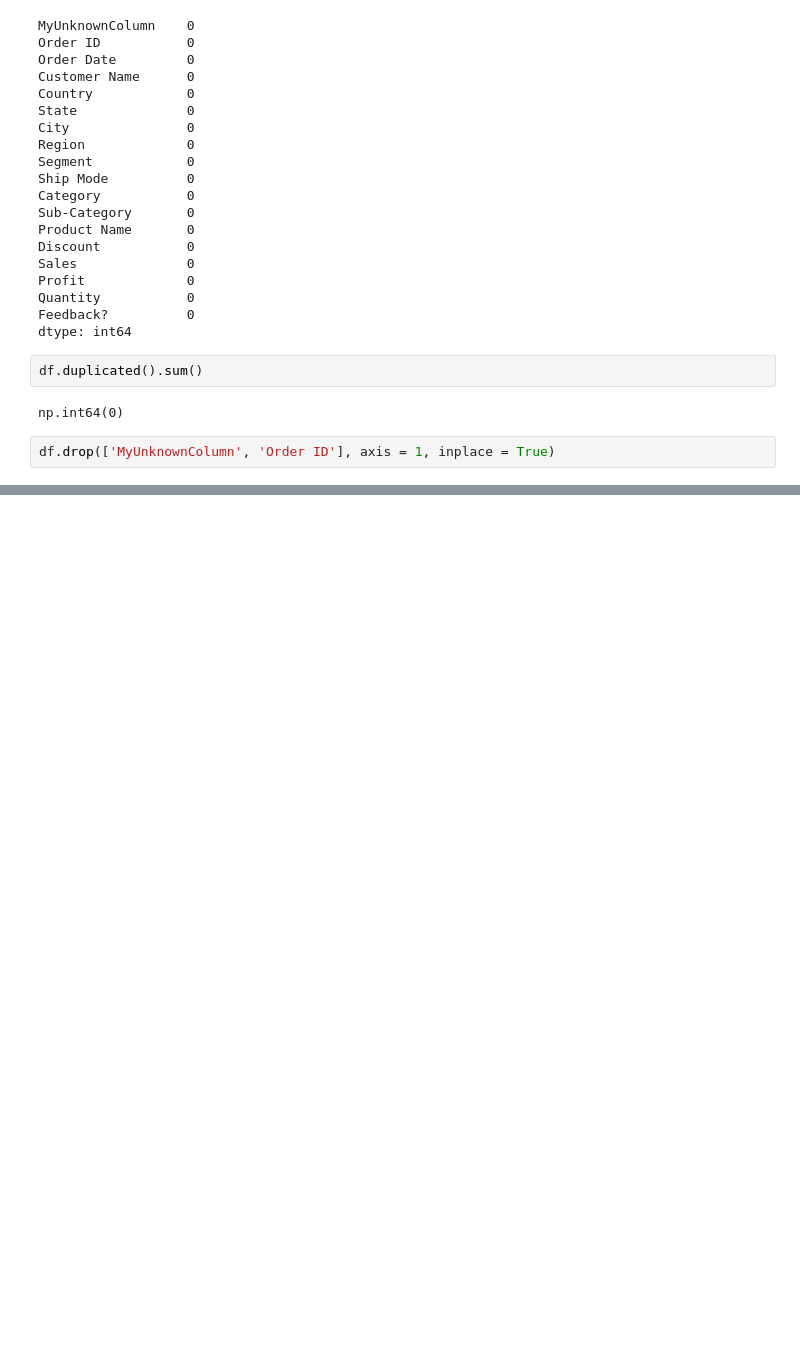
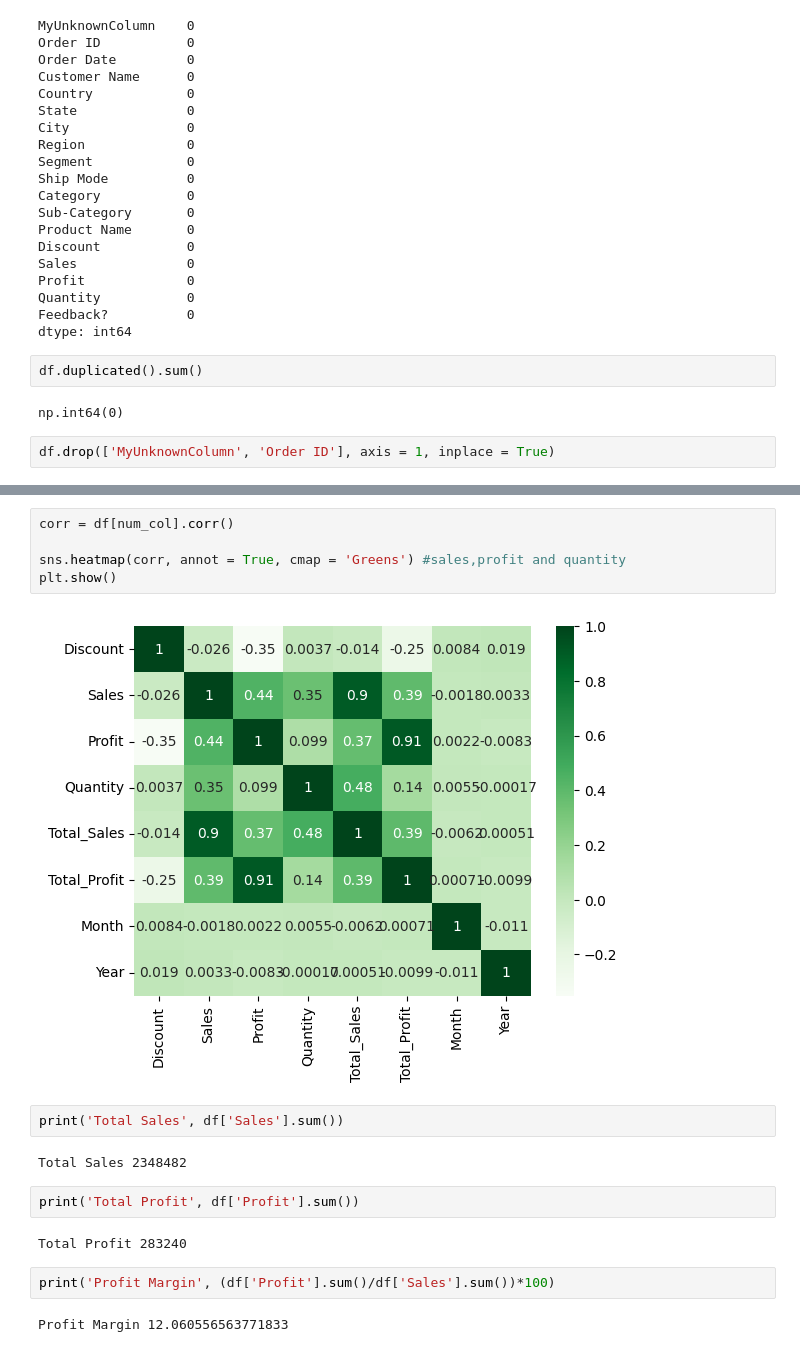
Before and after one commit to vineetha00/EDA, a Jupyter notebook: Euromart_Sales/euromart_sales_analysis.ipynb, the cells around one changed output, grey strips where cells are left out. Cells and saved outputs as stored; diff of their text form; blank space fills up the shorter version.

```diff
--- a/Euromart_Sales/euromart_sales_analysis.ipynb
+++ b/Euromart_Sales/euromart_sales_analysis.ipynb
@@ -126,0 +260,19 @@ df.head()
+# %%
+corr = df[num_col].corr()
+
+sns.heatmap(corr, annot = True, cmap = 'Greens') #sales,profit and quantity
+plt.show()
+# %% [output]
+[figure, added]
+# %%
+print('Total Sales', df['Sales'].sum())
+# %% [output]
+Total Sales 2348482
+# %%
+print('Total Profit', df['Profit'].sum())
+# %% [output]
+Total Profit 283240
+# %%
+print('Profit Margin', (df['Profit'].sum()/df['Sales'].sum())*100)
+# %% [output]
+Profit Margin 12.060556563771833
```
Also changed, not shown: parts of 44 cells of this notebook.
